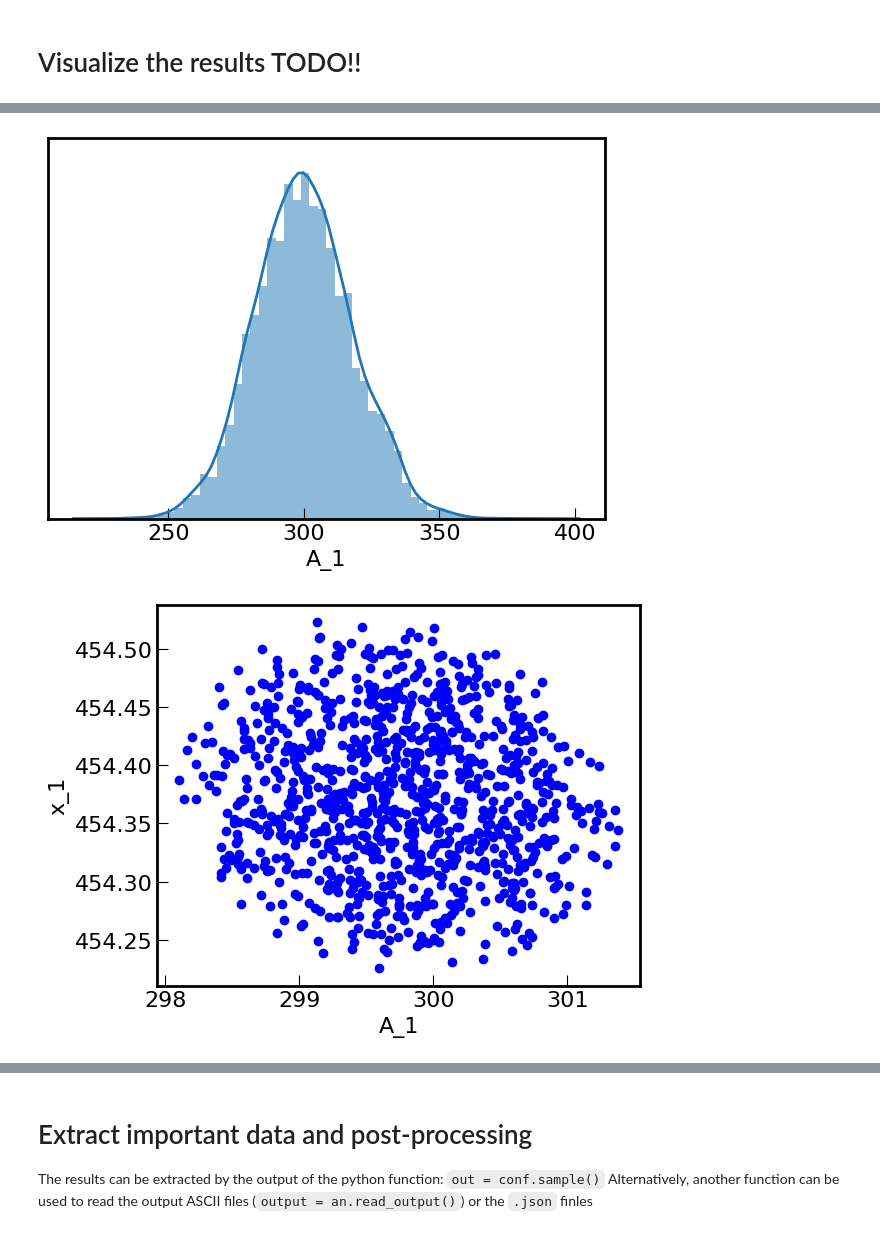
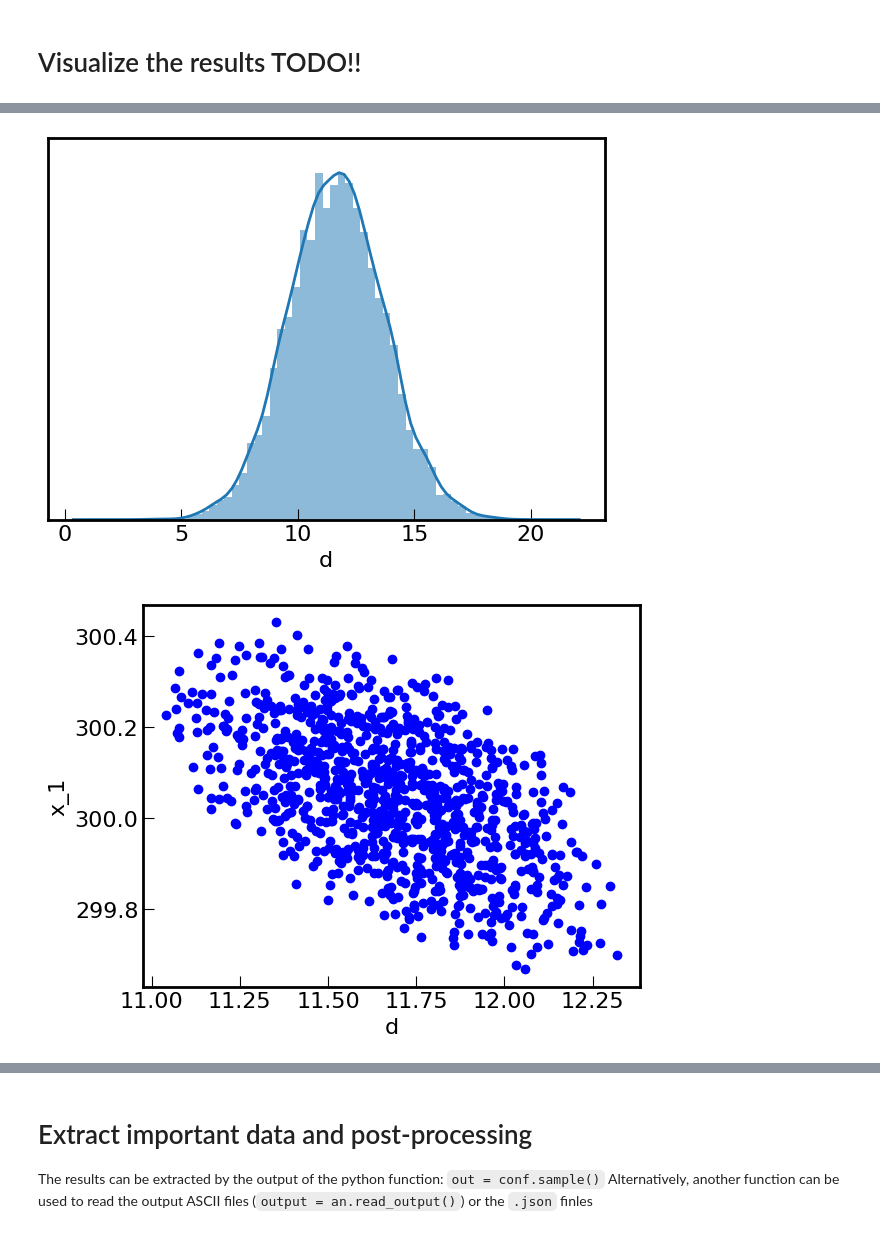
Before and after one commit to martinit18/nested_fit, a Jupyter notebook: examples/jupyter_notebooks/set_of_files_analysis.ipynb, the cells around one changed output, grey strips where cells are left out. Cells and saved outputs as stored; diff of their text form; code cells hidden in the pictures.

```diff
--- a/examples/jupyter_notebooks/set_of_files_analysis.ipynb
+++ b/examples/jupyter_notebooks/set_of_files_analysis.ipynb
@@ -142,10 +118,10 @@ an.histo('A_1',bins=100,xmin=200,xmax=400)
 # %%
 # Plot one parameter interpolated histogram using getdist
 # Note: this is a third part function and it requires to specify the path explicitally
-an.histo_interp('A_1')
+an.histo_interp('d')
 # %% [output]
-[figure, old version]
+[figure, new version]
 # %%
-an.plot_live('A_1','x_1')
+an.plot_live('d','x_1')
 # %% [output]
-[figure, old version]
+[figure, new version]
```
Also changed, not shown: parts of 17 cells of this notebook, 2 other files.
